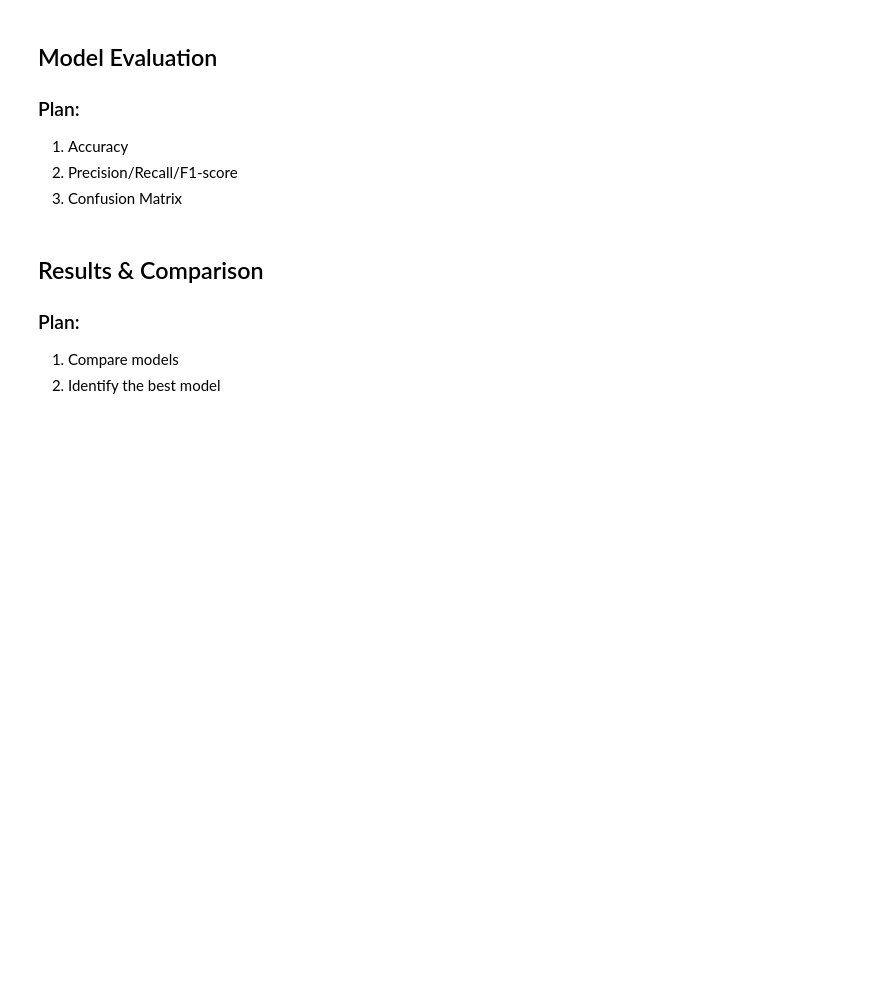
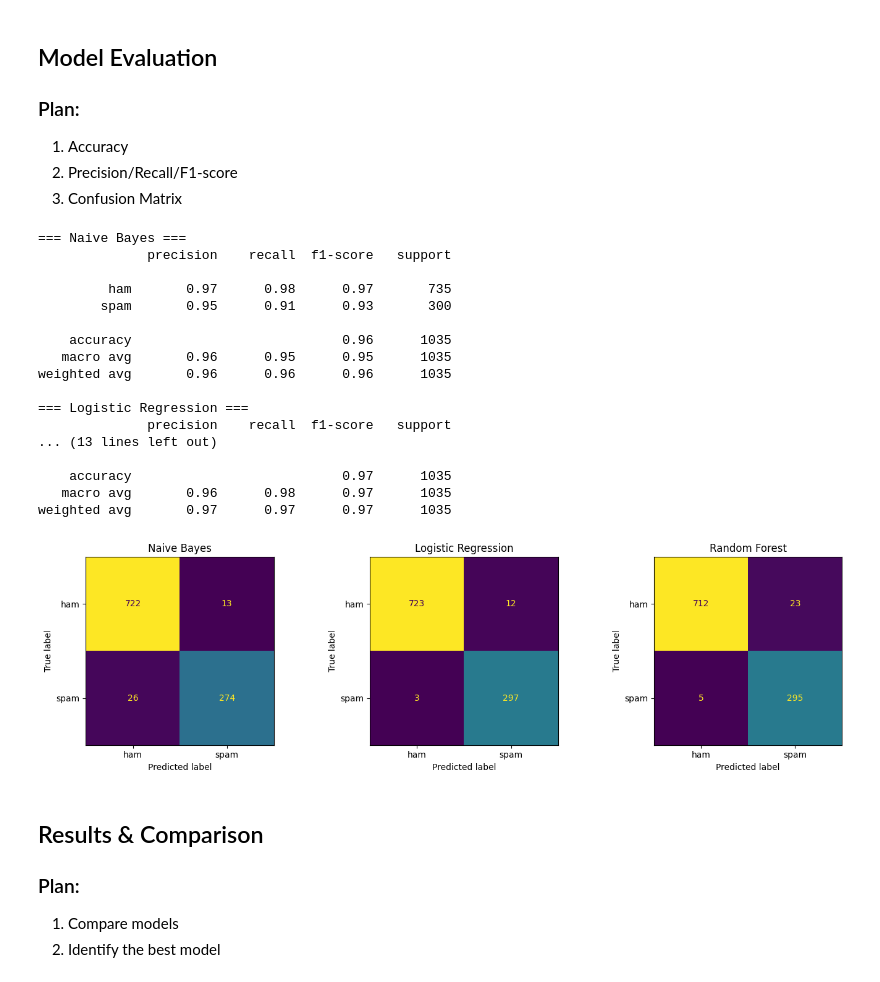
Before and after one commit to kevinhav/data_620, a Jupyter notebook: assignment6/assignment6.ipynb, the cells around one changed output. Cells and saved outputs as stored; diff of their text form; code cells hidden in the pictures; blank space fills up the shorter version.

```diff
--- a/assignment6/assignment6.ipynb
+++ b/assignment6/assignment6.ipynb
@@ -37,3 +134,11 @@
 
 ### Plan:
 1. 80/20 dataset split
+# %%
+from sklearn.model_selection import train_test_split
+
+X_train, X_test, y_train, y_test = train_test_split(
+    X, y, test_size=0.2, random_state=42, stratify=y
+)
+
+print(f"Train: {X_train.shape[0]}  Test: {X_test.shape[0]}")
@@ -44,6 +151,19 @@
 1. Naive Bayes
 2. Logistic Regression
 3. RF
+# %%
+from sklearn.naive_bayes import MultinomialNB
+from sklearn.linear_model import LogisticRegression
+from sklearn.ensemble import RandomForestClassifier
+
+models = {
+    "Naive Bayes": MultinomialNB(),
+    "Logistic Regression": LogisticRegression(max_iter=1000, random_state=42),
+    "Random Forest": RandomForestClassifier(n_estimators=100, random_state=42, n_jobs=-1),
+}
+
+for name, model in models.items():
+    model.fit(X_train, y_train)
 # %% [markdown]
 ## Model Evaluation
 
@@ -51,6 +171,45 @@
 1. Accuracy
 2. Precision/Recall/F1-score
 3. Confusion Matrix
+# %%
+from sklearn.metrics import classification_report, confusion_matrix, ConfusionMatrixDisplay
+
+results = {}
+
+for name, model in models.items():
+    y_pred = model.predict(X_test)
+    report = classification_report(y_test, y_pred, output_dict=True)
+    results[name] = report
+    print(f"=== {name} ===")
+    print(classification_report(y_test, y_pred, target_names=["ham", "spam"]))
+
+# Confusion matrices
+fig, axes = plt.subplots(1, len(models), figsize=(14, 4))
+for ax, (name, model) in zip(axes, models.items()):
+    cm = confusion_matrix(y_test, model.predict(X_test))
+    ConfusionMatrixDisplay(cm, display_labels=["ham", "spam"]).plot(ax=ax, colorbar=False)
+    ax.set_title(name)
+plt.tight_layout()
+plt.show()
+# %% [output]
+=== Naive Bayes ===
+              precision    recall  f1-score   support
+
+         ham       0.97      0.98      0.97       735
+        spam       0.95      0.91      0.93       300
+
+    accuracy                           0.96      1035
+   macro avg       0.96      0.95      0.95      1035
+weighted avg       0.96      0.96      0.96      1035
+
+=== Logistic Regression ===
+              precision    recall  f1-score   support
+... (13 lines left out)
+
+    accuracy                           0.97      1035
+   macro avg       0.96      0.98      0.97      1035
+weighted avg       0.97      0.97      0.97      1035
+[figure, added]
 # %% [markdown]
 ## Results & Comparison
 
```
Also changed, not shown: parts of 15 cells of this notebook, 3 other files.
